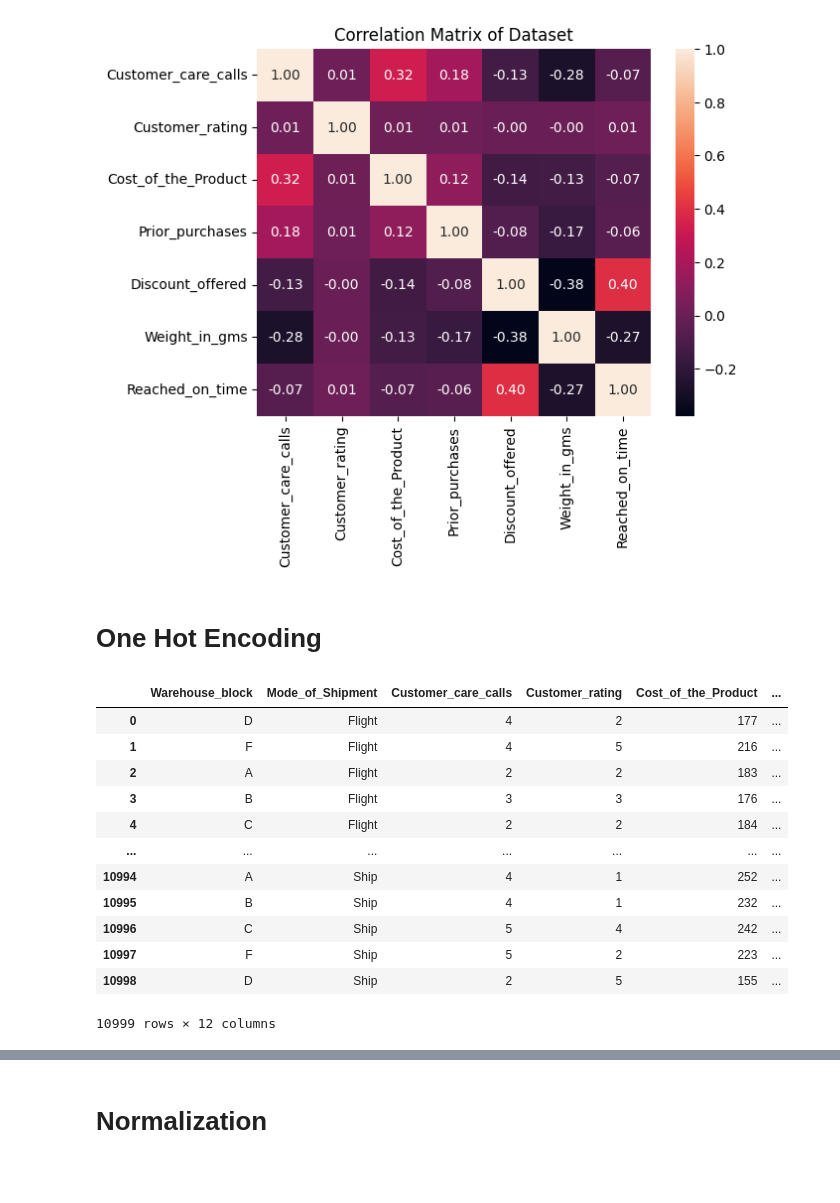
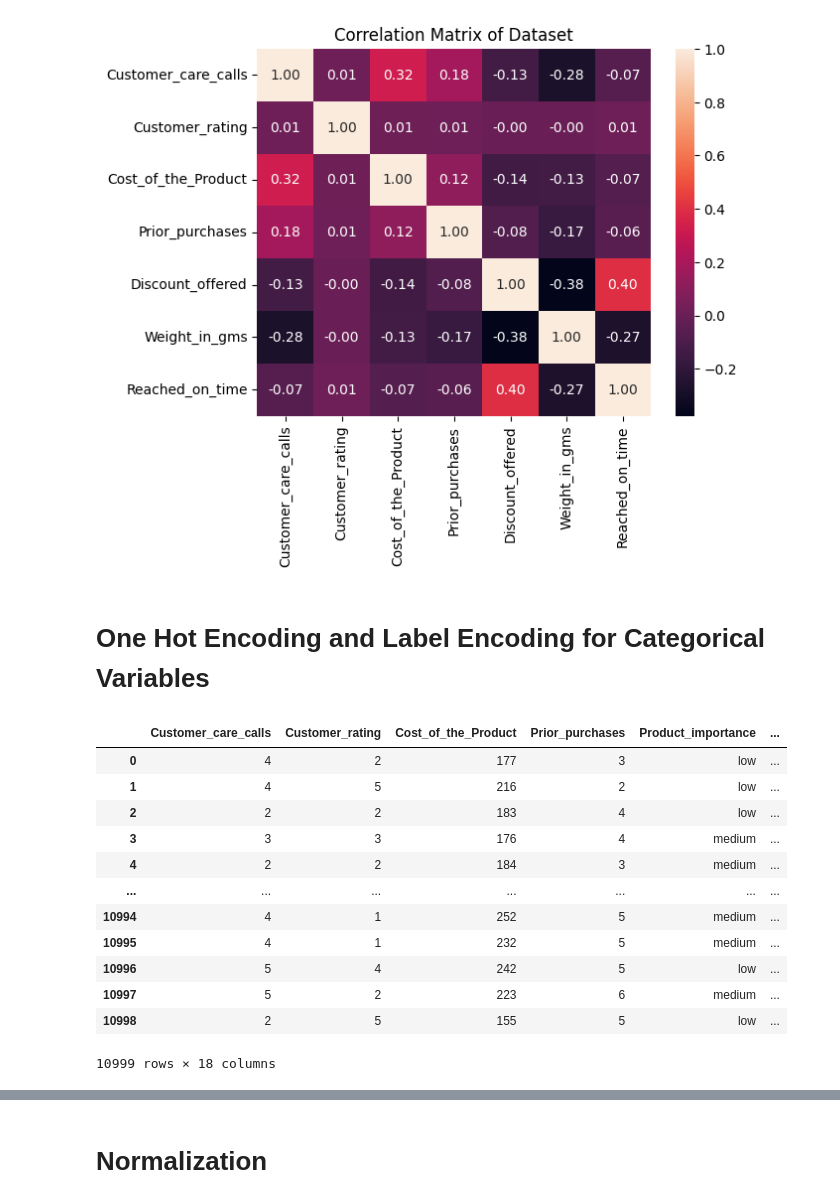
Before and after one commit to Atabeydem/477_Project, a Jupyter notebook: CE 477.ipynb, the cells around one changed output, grey strips where cells are left out. Drawn from its saved outputs; the diff is of its cells as text; code cells hidden in the pictures; blank space fills up the shorter version.

```diff
--- a/CE 477.ipynb
+++ b/CE 477.ipynb
@@ -150,22 +153,26 @@ plt.title('Correlation Matrix of Dataset')
 Text(0.5, 1.0, 'Correlation Matrix of Dataset')
 [figure]
 # %% [markdown]
-# One Hot Encoding
+# One Hot Encoding and Label Encoding for Categorical Variables
 # %%
 data=pd.concat([data,pd.get_dummies(data['Gender'],dtype=int)],axis=1)
 data=data.drop(columns=['Gender'])
+data=pd.concat([data,pd.get_dummies(data['Warehouse_block'],dtype=int)],axis=1)
+data=data.drop(columns=['Warehouse_block'])
+data=pd.concat([data,pd.get_dummies(data['Mode_of_Shipment'],dtype=int)],axis=1)
+data=data.drop(columns=['Mode_of_Shipment'])
 data
 # %% [output]
-|  | Warehouse_block | Mode_of_Shipment | Customer_care_calls | Customer_rating | Cost_of_the_Product | ... |
-| 0 | D | Flight | 4 | 2 | 177 | ... |
-| 1 | F | Flight | 4 | 5 | 216 | ... |
-| 2 | A | Flight | 2 | 2 | 183 | ... |
-| 3 | B | Flight | 3 | 3 | 176 | ... |
-| 4 | C | Flight | 2 | 2 | 184 | ... |
+|  | Customer_care_calls | Customer_rating | Cost_of_the_Product | Prior_purchases | Product_importance | ... |
+| 0 | 4 | 2 | 177 | 3 | low | ... |
+| 1 | 4 | 5 | 216 | 2 | low | ... |
+| 2 | 2 | 2 | 183 | 4 | low | ... |
+| 3 | 3 | 3 | 176 | 4 | medium | ... |
+| 4 | 2 | 2 | 184 | 3 | medium | ... |
 | ... | ... | ... | ... | ... | ... | ... |
-| 10994 | A | Ship | 4 | 1 | 252 | ... |
-| 10995 | B | Ship | 4 | 1 | 232 | ... |
-| 10996 | C | Ship | 5 | 4 | 242 | ... |
-| 10997 | F | Ship | 5 | 2 | 223 | ... |
-| 10998 | D | Ship | 2 | 5 | 155 | ... |
+| 10994 | 4 | 1 | 252 | 5 | medium | ... |
+| 10995 | 4 | 1 | 232 | 5 | medium | ... |
+| 10996 | 5 | 4 | 242 | 5 | low | ... |
+| 10997 | 5 | 2 | 223 | 6 | medium | ... |
+| 10998 | 2 | 5 | 155 | 5 | low | ... |
-10999 rows × 12 columns
+10999 rows × 18 columns
```
Also changed, not shown: parts of 17 cells of this notebook.
